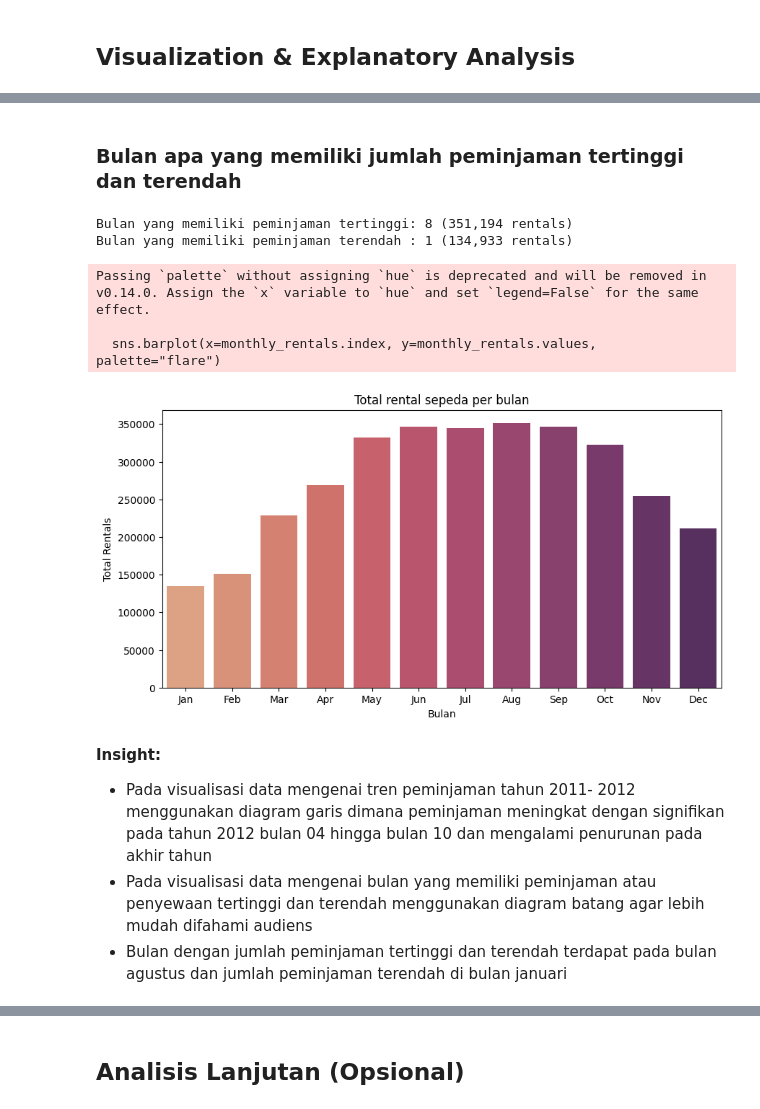
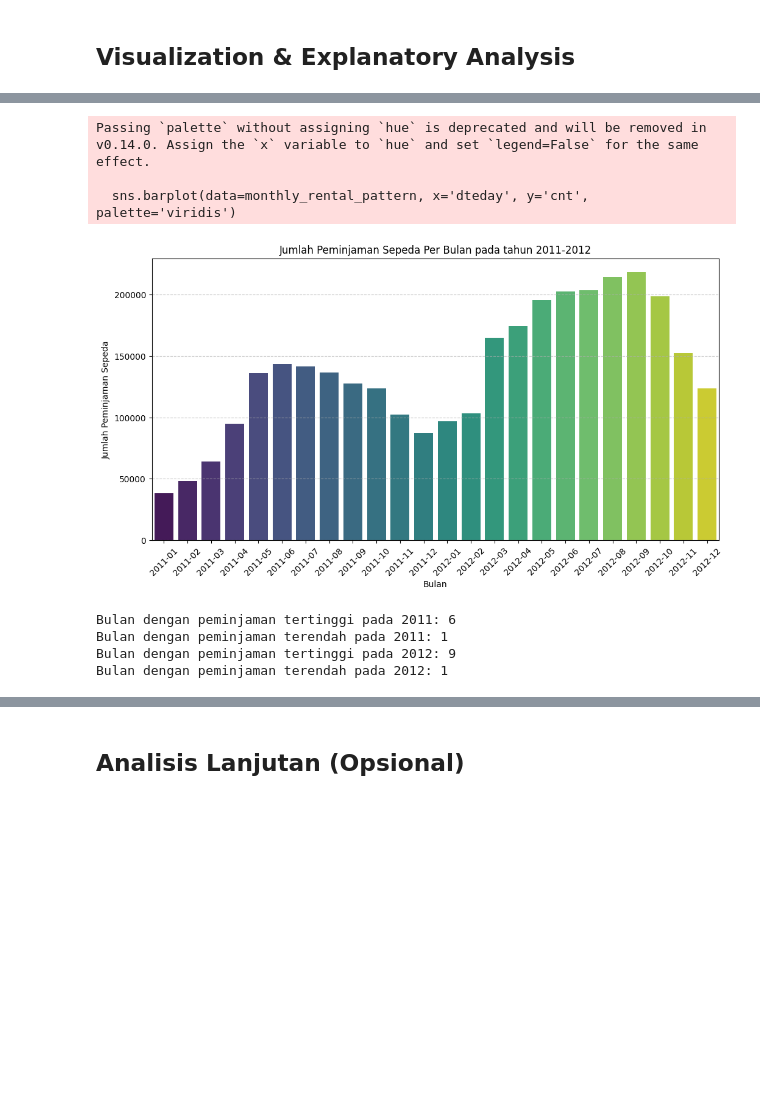
Before and after one commit to SailaJuliaa/Proyek_analisisData, a Jupyter notebook: notebook.ipynb, the cells around one changed output, grey strips where cells are left out. Cells and saved outputs as stored; diff of their text form; code cells hidden in the pictures; blank space fills up the shorter version.

```diff
--- a/notebook.ipynb
+++ b/notebook.ipynb
@@ -367,4 +382,0 @@ plt.show()
-# %% [markdown]
-### Bulan apa yang memiliki jumlah peminjaman tertinggi dan terendah
-# %%
-df_day["cnt"] = pd.to_numeric(df_day["cnt"], errors="coerce")
@@ -373,32 +383,40 @@ monthly_rentals = df_day.groupby("mnth", as_index=False).agg({"cnt": "sum"})
-# %%
-max_month = monthly_rentals.loc[monthly_rentals["cnt"].idxmax(), "mnth"]
-max_rentals = monthly_rentals["cnt"].max()
-min_month = monthly_rentals.loc[monthly_rentals['cnt'].idxmin(), "mnth"]
-min_rentals = monthly_rentals["cnt"].min()
-
-print(f"Bulan yang memiliki peminjaman tertinggi: {max_month} ({max_rentals:,} rentals)")
-print(f"Bulan yang memiliki peminjaman terendah : {min_month} ({min_rentals:,} rentals)")
-# %% [output]
-Bulan yang memiliki peminjaman tertinggi: 8 (351,194 rentals)
-Bulan yang memiliki peminjaman terendah : 1 (134,933 rentals)
-# %%
-df_day["mnth"] = df_day["dteday"].dt.month
-# %%
-monthly_rentals = df_day.groupby("mnth")["cnt"].sum()
-plt.figure(figsize=(10, 5))
-sns.barplot(x=monthly_rentals.index, y=monthly_rentals.values, palette="flare")
-plt.title("Total rental sepeda per bulan")
-plt.xlabel("Bulan")
-plt.ylabel("Total Rentals")
-plt.xticks(ticks=range(0, 12), labels=["Jan", "Feb", "Mar", "Apr", "May", "Jun", "Jul", "Aug", "Sep", "Oct", "Nov", "Dec"])
-plt.show()
-# %% [output]
-Passing `palette` without assigning `hue` is deprecated and will be removed in v0.14.0. Assign the `x` variable to `hue` and set `legend=False` for the same effect.
-
-  sns.barplot(x=monthly_rentals.index, y=monthly_rentals.values, palette="flare")
-[figure, removed]
-# %% [markdown]
-**Insight:**
-- Pada visualisasi data mengenai tren peminjaman tahun 2011- 2012 menggunakan diagram garis dimana peminjaman meningkat dengan signifikan pada tahun 2012 bulan 04 hingga bulan 10 dan mengalami penurunan pada akhir tahun
-- Pada visualisasi data mengenai bulan yang memiliki peminjaman atau penyewaan tertinggi dan terendah menggunakan diagram batang agar lebih mudah difahami audiens
-- Bulan dengan jumlah peminjaman tertinggi dan terendah terdapat pada bulan agustus dan jumlah peminjaman terendah di bulan januari
+# %%
+# Group data by month and sum total rentals
+monthly_rental_pattern = df_day.groupby(df_day['dteday'].dt.to_period('M'))['cnt'].sum().reset_index()
+
+# Convert period to string for better visualization
+monthly_rental_pattern['dteday'] = monthly_rental_pattern['dteday'].astype(str)
+
+# Plotting
+plt.figure(figsize=(12, 6))
+sns.barplot(data=monthly_rental_pattern, x='dteday', y='cnt', palette='viridis')
+plt.title("Jumlah Peminjaman Sepeda Per Bulan pada tahun 2011-2012")
+plt.xlabel("Bulan")
+plt.ylabel("Jumlah Peminjaman Sepeda")
+plt.xticks(rotation=45)
+plt.grid(axis='y', linestyle='--', alpha=0.7)
+plt.show()
+# %% [output]
+Passing `palette` without assigning `hue` is deprecated and will be removed in v0.14.0. Assign the `x` variable to `hue` and set `legend=False` for the same effect.
+
+  sns.barplot(data=monthly_rental_pattern, x='dteday', y='cnt', palette='viridis')
+[figure, added]
+# %%
+# Mengetahui jumlah peminjaman sepeda perbulan tertinggi dan terendah pada tahun 2011 dan 2012
+monthly_rentals = df_day.groupby(['yr', 'mnth'])['cnt'].sum()
+
+highest_month_2011 = monthly_rentals[2011].idxmax()
+lowest_month_2011 = monthly_rentals[2011].idxmin()
+
+highest_month_2012 = monthly_rentals[2012].idxmax()
+lowest_month_2012 = monthly_rentals[2012].idxmin()
+
+print(f"Bulan dengan peminjaman tertinggi pada 2011: {highest_month_2011}")
+print(f"Bulan dengan peminjaman terendah pada 2011: {lowest_month_2011}")
+print(f"Bulan dengan peminjaman tertinggi pada 2012: {highest_month_2012}")
+print(f"Bulan dengan peminjaman terendah pada 2012: {lowest_month_2012}")
+# %% [output]
+Bulan dengan peminjaman tertinggi pada 2011: 6
+Bulan dengan peminjaman terendah pada 2011: 1
+Bulan dengan peminjaman tertinggi pada 2012: 9
+Bulan dengan peminjaman terendah pada 2012: 1
```
Also changed, not shown: parts of 38 cells of this notebook.
